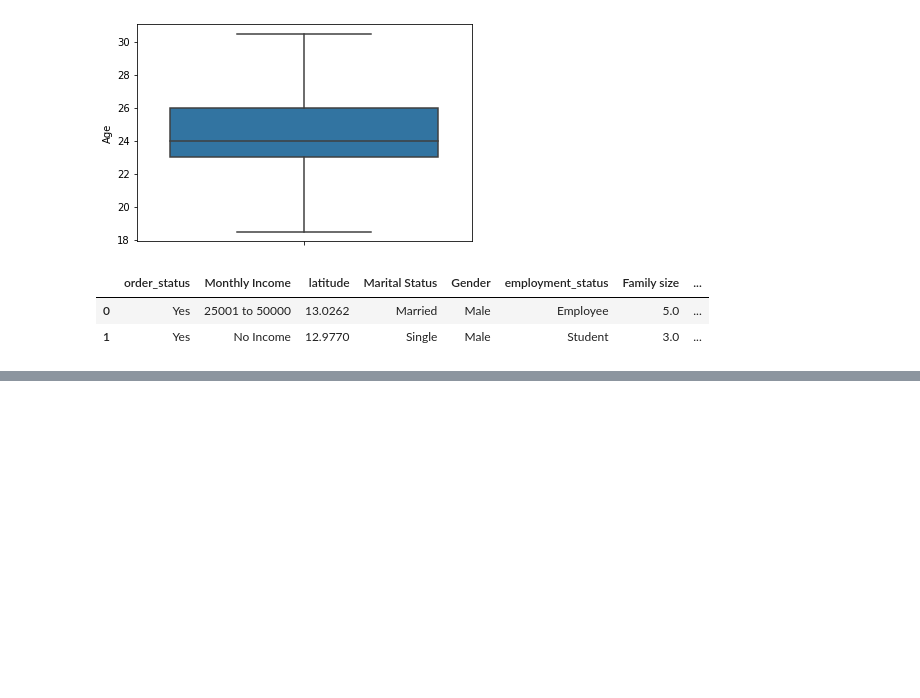
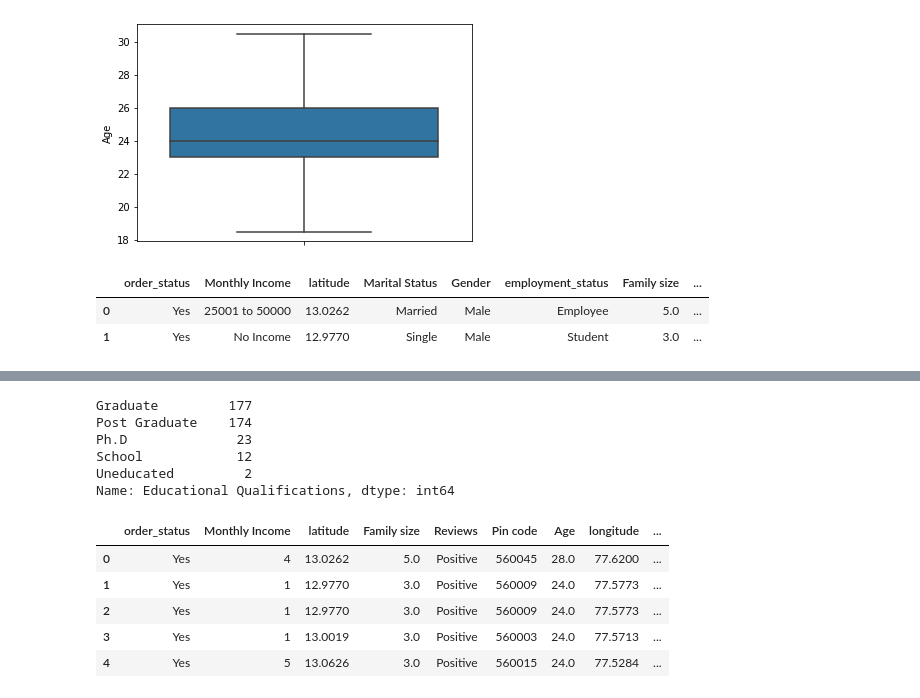
Before and after one commit to Phanindra45/phani12345, a Jupyter notebook: eda.ipynb, the cells around one changed output, grey strips where cells are left out. Cells and saved outputs as stored; diff of their text form; code cells hidden in the pictures; blank space fills up the shorter version.

```diff
--- a/eda.ipynb
+++ b/eda.ipynb
@@ -252,0 +291,9 @@ df.head(2)
+# %%
+df["Educational Qualifications"].value_counts()
+# %% [output]
+Graduate         177
+Post Graduate    174
+Ph.D              23
+School            12
+Uneducated         2
+Name: Educational Qualifications, dtype: int64
@@ -252,0 +303,9 @@ df.head(2)
+# %%
+df.head()
+# %% [output]
+|  | order_status | Monthly Income | latitude | Family size | Reviews | Pin code | Age | longitude | ... |
+| 0 | Yes | 4 | 13.0262 | 5.0 | Positive | 560045 | 28.0 | 77.6200 | ... |
+| 1 | Yes | 1 | 12.9770 | 3.0 | Positive | 560009 | 24.0 | 77.5773 | ... |
+| 2 | Yes | 1 | 12.9770 | 3.0 | Positive | 560009 | 24.0 | 77.5773 | ... |
+| 3 | Yes | 1 | 13.0019 | 3.0 | Positive | 560003 | 24.0 | 77.5713 | ... |
+| 4 | Yes | 5 | 13.0626 | 3.0 | Positive | 560015 | 24.0 | 77.5284 | ... |
```
Also changed, not shown: parts of 15 cells of this notebook.
